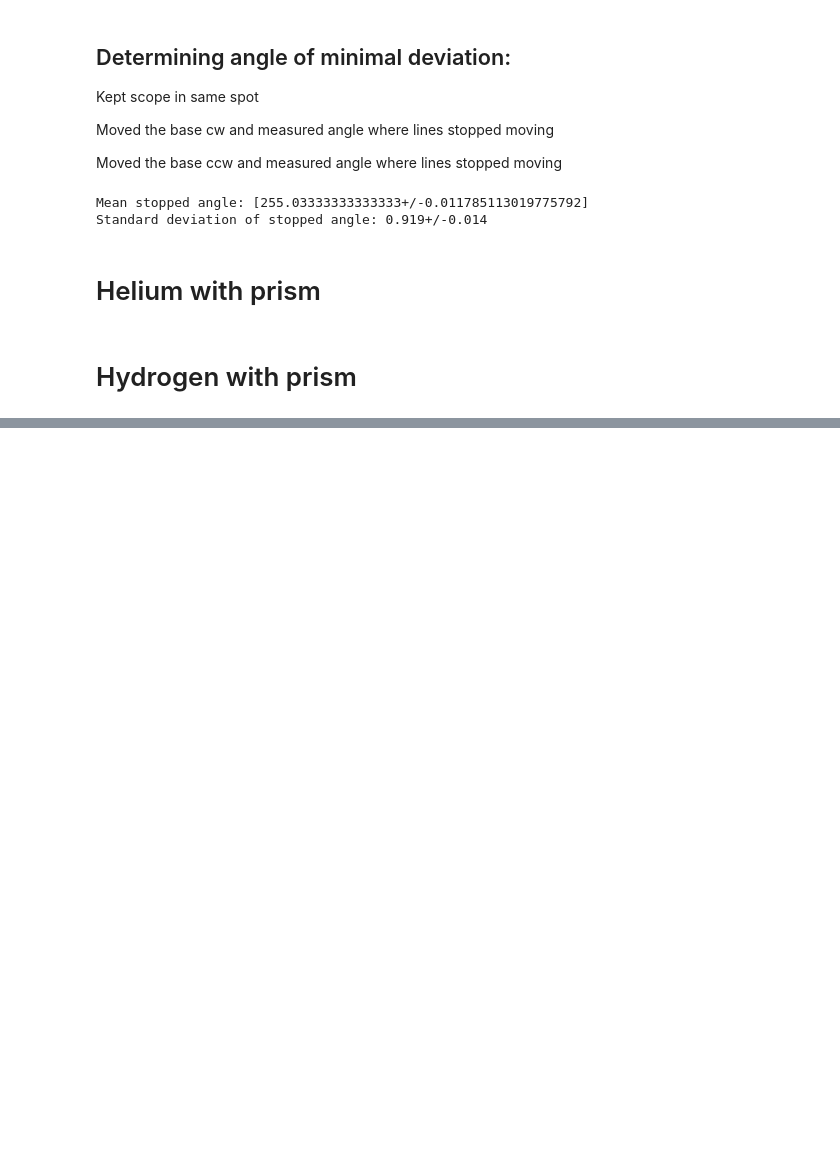
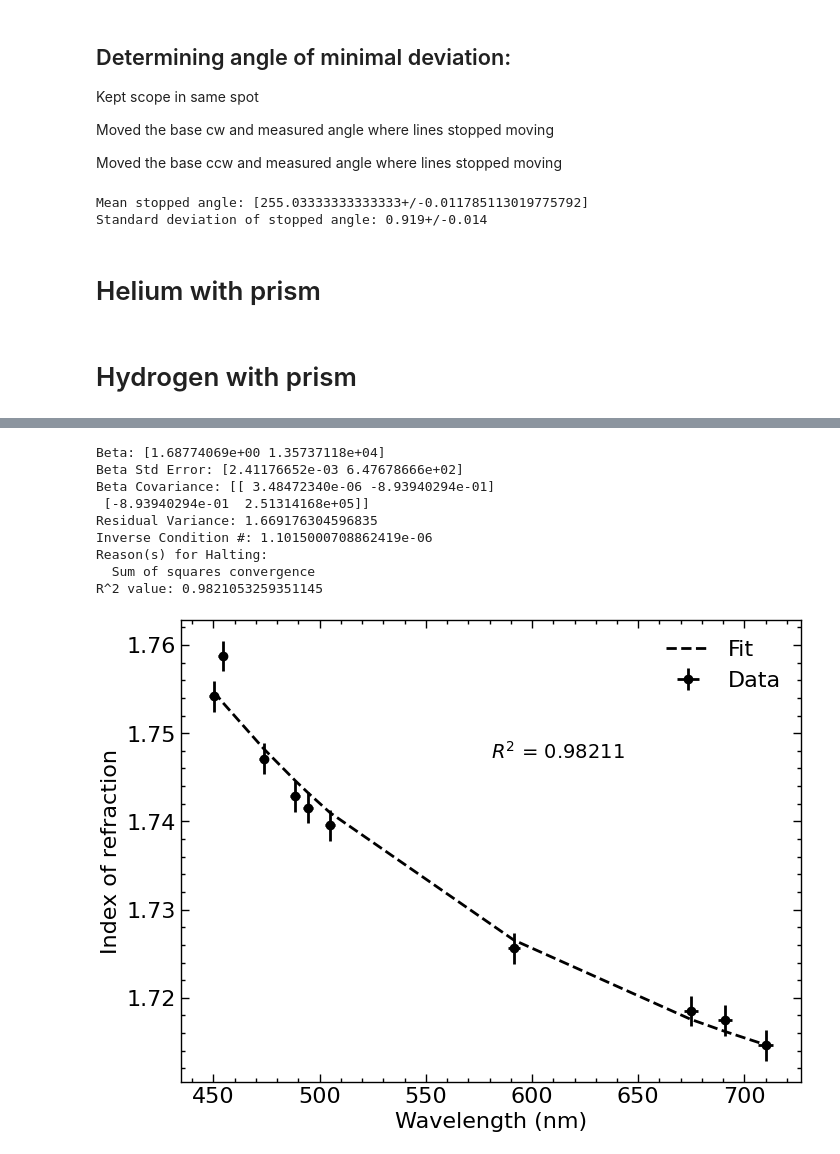
Before and after one commit to wmallah/OpticsLab, a Jupyter notebook: dispersion_curve_experiment/code/data_analysis.ipynb, the cells around one changed output, grey strips where cells are left out. Cells and saved outputs as stored; diff of their text form; code cells hidden in the pictures; blank space fills up the shorter version.

Commit message:
Made dispersion curve graph and added abstract for second half of presentation

```diff
--- a/dispersion_curve_experiment/code/data_analysis.ipynb
+++ b/dispersion_curve_experiment/code/data_analysis.ipynb
@@ -175,6 +175,13 @@ first_order_left_red_2 = unumpy.uarray([109 + 50/60], [1/60])
 first_order_left_red_wavelength_2 = wavelength_calc(1, zeroth_order - first_order_left_red_2)
 print("First order left red wavelength #2:", first_order_left_red_wavelength_2)
 
+He_violet = first_order_left_violet_wavelength
+He_blue = first_order_left_blue_wavelength
+He_cyan = first_order_left_cyan_wavelength
+He_green = first_order_left_green_wavelength
+He_orange = first_order_left_orange_wavelength
+He_red = (first_order_left_red_wavelength + first_order_left_red_wavelength_2)/2
+He_red_2 = first_order_left_red_wavelength_2
 
 # Second order left side
 second_order_left_violet = unumpy.uarray([102 + 30/60], [1/60])
@@ -345,6 +352,9 @@ first_order_left_red = unumpy.uarray([111 + 8/60], [1/60])
 first_order_left_red_wavelength = wavelength_calc(1, zeroth_order - first_order_left_red)
 print("First order left red wavelength:", first_order_left_red_wavelength)
 
+H_violet = first_order_left_violet_wavelength
+H_cyan = first_order_left_cyan_wavelength
+H_red = first_order_left_red_wavelength
 
 # Second order left side
 second_order_left_violet = unumpy.uarray([104 + 30/60], [1/60])
@@ -501,0 +554,50 @@ apex_angle: [59.99166666666666+/-0.07071067811865477]
+# %%
+# Make plot of indices of refraction vs wavelength for helium and hydrogen
+
+wavelengths = np.array([unumpy.nominal_values(He_violet), unumpy.nominal_values(H_violet), unumpy.nominal_values(He_blue), unumpy.nominal_values(H_cyan), unumpy.nominal_values(He_cyan), unumpy.nominal_values(He_green), unumpy.nominal_values(He_orange), unumpy.nominal_values(H_red), unumpy.nominal_values(He_red), unumpy.nominal_values(He_red_2)])
+
+wavelength_err = np.array([unumpy.std_devs(He_violet), unumpy.std_devs(H_violet), unumpy.std_devs(He_blue), unumpy.std_devs(H_cyan), unumpy.std_devs(He_cyan), unumpy.std_devs(He_green), unumpy.std_devs(He_orange), unumpy.std_devs(H_red), unumpy.std_devs(He_red), unumpy.std_devs(He_red_2)])
+
+indices_of_refraction = np.array([unumpy.nominal_values(helium_violet_index), unumpy.nominal_values(hydrogen_violet_index), unumpy.nominal_values(helium_blue_index), unumpy.nominal_values(hydrogen_cyan_index), unumpy.nominal_values(helium_cyan_index), unumpy.nominal_values(helium_green_index), unumpy.nominal_values(helium_orange_index), unumpy.nominal_values(hydrogen_red_index), unumpy.nominal_values(helium_red_index), unumpy.nominal_values(helium_red_index_2)])
+
+index_err = np.array([unumpy.std_devs(helium_violet_index), unumpy.std_devs(hydrogen_violet_index), unumpy.std_devs(helium_blue_index), unumpy.std_devs(hydrogen_cyan_index), unumpy.std_devs(helium_cyan_index), unumpy.std_devs(helium_green_index), unumpy.std_devs(helium_orange_index), unumpy.std_devs(hydrogen_red_index), unumpy.std_devs(helium_red_index), unumpy.std_devs(helium_red_index_2)])
+
+
+# Fit a line to the data and plot (use Cauchey's equation)
+def f1(p, x):
+    return p[0] + p[1]*x**(-2)
+
+odr_model = odr.Model(f1)
+data = odr.RealData(wavelengths.flatten()*10**9, indices_of_refraction.flatten(), sx=wavelength_err.flatten(), sy=index_err.flatten())
+odr_instance = odr.ODR(data, odr_model, beta0=[1, 1])
+odr_instance.set_job(fit_type=2)
+odr_output = odr_instance.run()
+popt = odr_output.pprint()
+
+# Calculate R^2 value
+residuals = indices_of_refraction.flatten() - f1(odr_output.beta, wavelengths.flatten()*10**9)
+ss_res = np.sum(residuals**2)
+ss_tot = np.sum((indices_of_refraction.flatten() - np.mean(indices_of_refraction.flatten()))**2)
+r_squared = 1 - (ss_res/ss_tot)
+print("R^2 value:", r_squared)
+
+fig, ax = plt.subplots()
+ax.errorbar(wavelengths.flatten()*10**9, indices_of_refraction.flatten(), xerr=wavelength_err.flatten()*10**9, yerr=index_err.flatten(), fmt='o', c='k', label='Data')
+ax.plot(wavelengths.flatten()*10**9, f1(odr_output.beta, wavelengths.flatten()*10**9), c='k', ls='--', label='Fit')
+ax.set_xlabel(r"Wavelength (nm)")
+ax.set_ylabel(r"Index of refraction")
+ax.annotate("$R^2$ = " + str(round(r_squared, 5)), xy=(0.5, 0.7), xycoords='axes fraction', fontsize=14)
+ax.legend()
+plt.savefig("../figures/index_of_refraction_vs_wavelength.pdf", bbox_inches='tight')
+plt.show()
+# %% [output]
+Beta: [1.68774069e+00 1.35737118e+04]
+Beta Std Error: [2.41176652e-03 6.47678666e+02]
+Beta Covariance: [[ 3.48472340e-06 -8.93940294e-01]
+ [-8.93940294e-01  2.51314168e+05]]
+Residual Variance: 1.669176304596835
+Inverse Condition #: 1.1015000708862419e-06
+Reason(s) for Halting:
+  Sum of squares convergence
+R^2 value: 0.9821053259351145
+[figure, added]
```
Also changed, not shown: parts of 7 cells of this notebook, 5 other files.
